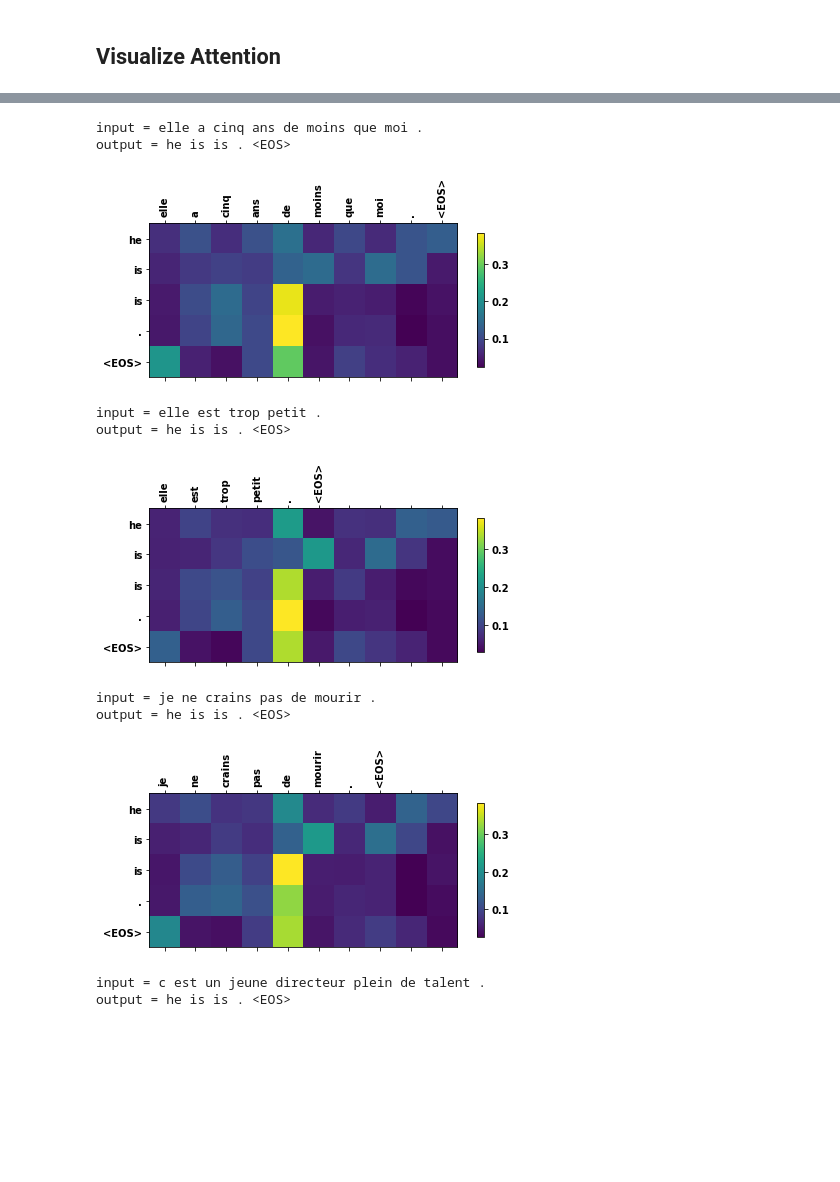
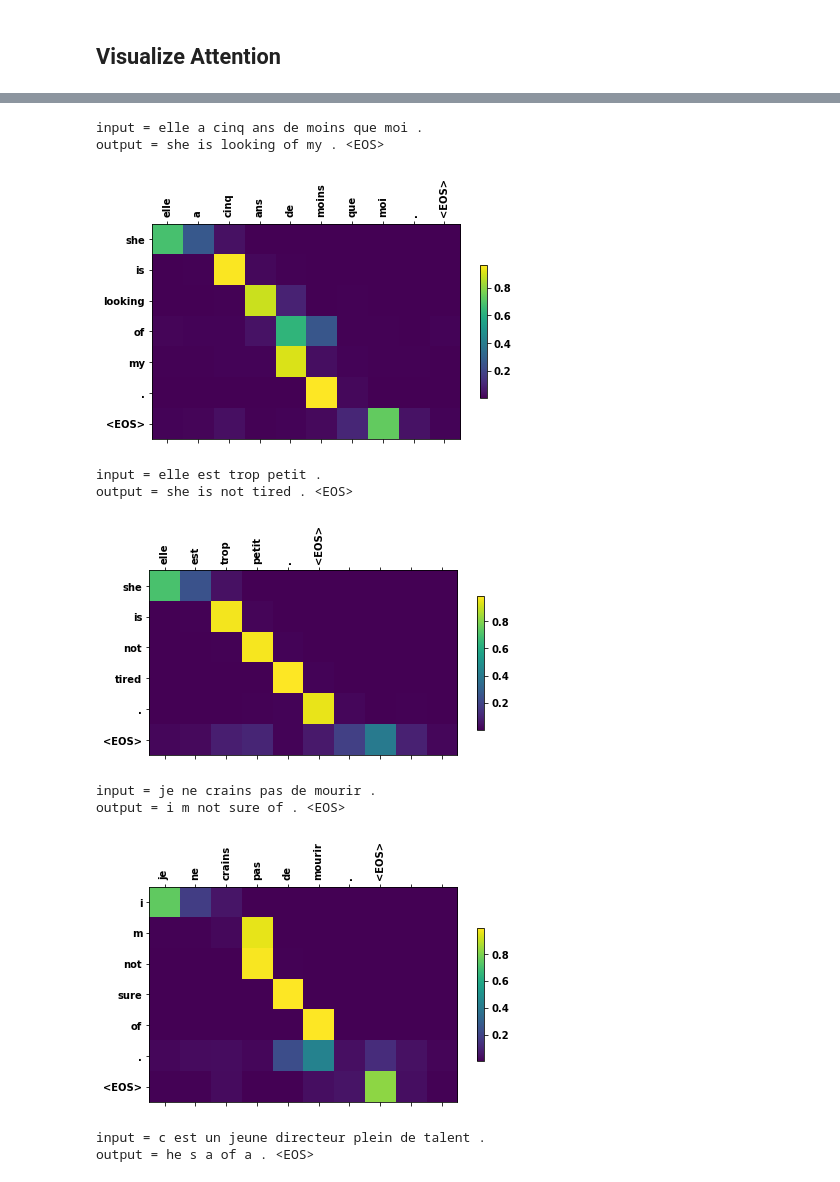
Before and after one commit to msank00/pytorch_seq2seq_model_nlproc, a Jupyter notebook: seq2seq_pytorch_official.ipynb, the cells around one changed output, grey strips where cells are left out. Drawn from its saved outputs; the diff is of its cells as text; code cells hidden in the pictures; blank space fills up the shorter version.

```diff
--- a/seq2seq_pytorch_official.ipynb
+++ b/seq2seq_pytorch_official.ipynb
@@ -429,5 +429,5 @@ hidden_size = 256
 encoder1 = EncoderRNN(input_lang.n_words, hidden_size).to(device)
 attn_decoder1 = AttnDecoderRNN(hidden_size, output_lang.n_words, dropout_p=0.1).to(device)
 
-trainIters(encoder1, attn_decoder1, n_iters=200, print_every=50, plot_every=20)
+trainIters(encoder1, attn_decoder1, n_iters=4000, print_every=200, plot_every=20)
 # %% [output]
@@ -455,42 +471,41 @@ def showAttention(input_sentence, output_words, attentions):
     cax = ax.matshow(attentions.numpy())
     fig.colorbar(cax, fraction=0.02, pad=0.06)
 
     # Set up axes
     ax.set_xticklabels([''] + input_sentence.split(' ') +
                        ['<EOS>'], rotation=90)
     ax.set_yticklabels([''] + output_words)
 
     # Show label at every tick
     ax.xaxis.set_major_locator(ticker.MultipleLocator(1))
     ax.yaxis.set_major_locator(ticker.MultipleLocator(1))
 
     plt.show()
 
 
 def evaluateAndShowAttention(input_sentence):
-    output_words, attentions = evaluate(
-        encoder1, attn_decoder1, input_sentence)
+    output_words, attentions = evaluate(encoder1, attn_decoder1, input_sentence)
     print('input =', input_sentence)
     print('output =', ' '.join(output_words))
     showAttention(input_sentence, output_words, attentions)
 
 
 evaluateAndShowAttention("elle a cinq ans de moins que moi .")
 
 evaluateAndShowAttention("elle est trop petit .")
 
 evaluateAndShowAttention("je ne crains pas de mourir .")
 
 evaluateAndShowAttention("c est un jeune directeur plein de talent .")
 # %% [output]
 input = elle a cinq ans de moins que moi .
-output = he is is . <EOS>
+output = she is looking of my . <EOS>
-[figure, old version]
+[figure, new version]
 input = elle est trop petit .
-output = he is is . <EOS>
+output = she is not tired . <EOS>
-[figure, old version]
+[figure, new version]
 input = je ne crains pas de mourir .
-output = he is is . <EOS>
+output = i m not sure of . <EOS>
-[figure, old version]
+[figure, new version]
 input = c est un jeune directeur plein de talent .
-output = he is is . <EOS>
+output = he s a of a . <EOS>
```
Also changed, not shown: parts of 4 cells of this notebook.
